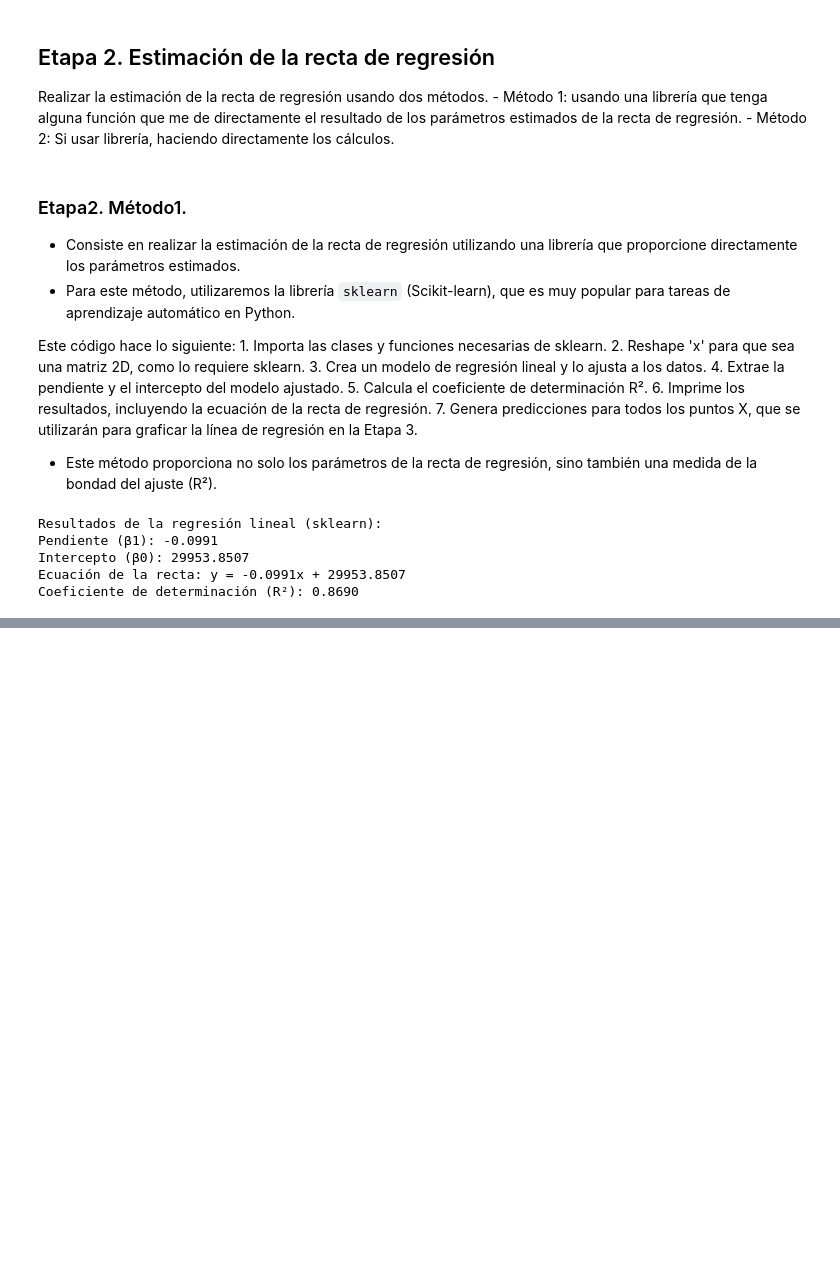
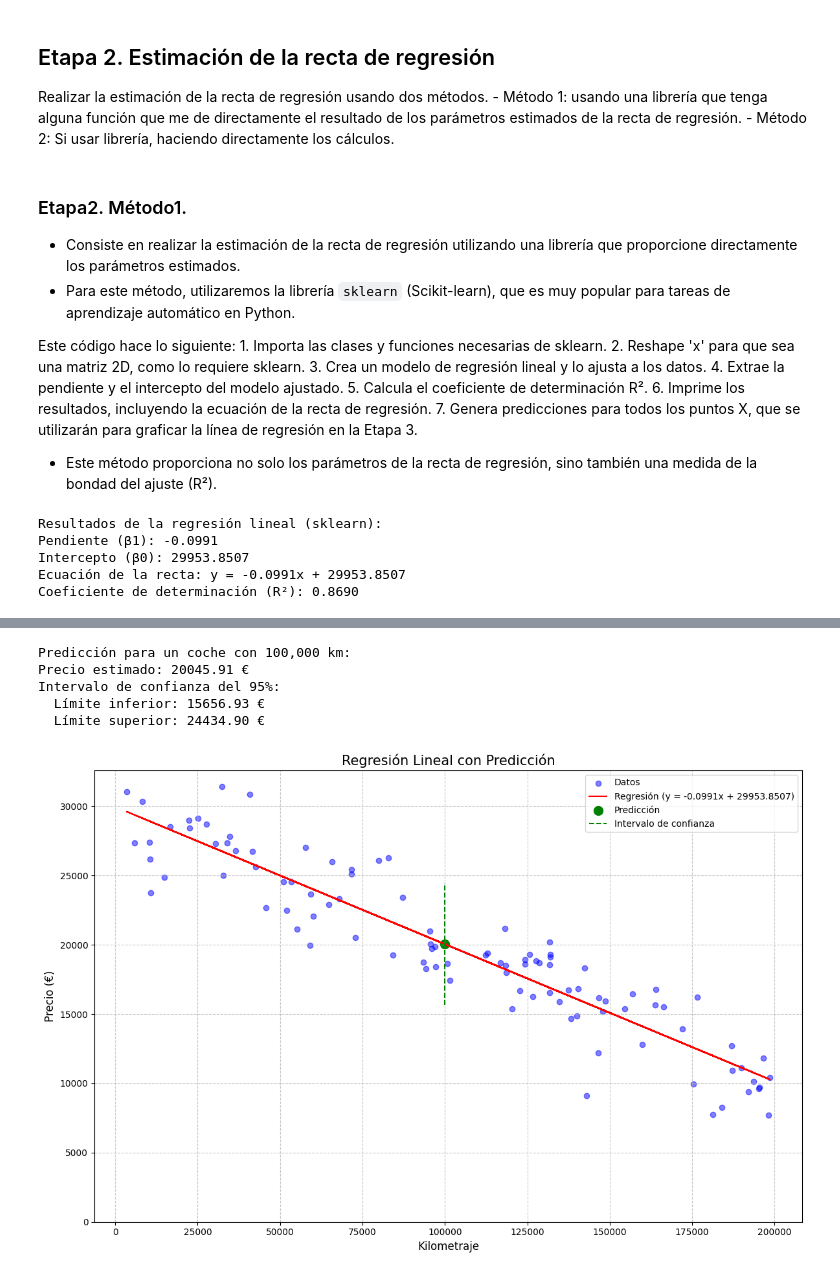
Before and after one commit to financieras/math, a Jupyter notebook: regresion/regresion_lineal01.ipynb, the cells around one changed output, grey strips where cells are left out. Saved outputs shown, nothing was run; the diff lists cells and outputs as text; code cells hidden in the pictures; blank space fills up the shorter version.

```diff
--- a/regresion/regresion_lineal01.ipynb
+++ b/regresion/regresion_lineal01.ipynb
@@ -107,0 +250,62 @@ Coeficiente de determinación (R²): 0.8690
+# %%
+# Asumimos que ya tenemos 'pendiente' e 'intercepto' de las etapas anteriores
+
+# Función para predecir el precio dado un kilometraje
+def predecir_precio(kilometraje):
+    return pendiente * kilometraje + intercepto
+
+# Kilometraje para el cual queremos predecir el precio
+kilometraje_prediccion = 100000
+
+# Realizar la predicción
+precio_predicho = predecir_precio(kilometraje_prediccion)
+
+# Imprimir el resultado
+print(f"\nPredicción para un coche con {kilometraje_prediccion:,} km:")
+print(f"Precio estimado: {precio_predicho:.2f} €")
+
+# Calcular el intervalo de confianza (asumiendo una distribución normal de los residuos)
+import scipy.stats as stats
+
+# Calcular el error estándar de la estimación
+n = len(x)
+y_pred = pendiente * x + intercepto
+se = np.sqrt(np.sum((y - y_pred)**2) / (n - 2))
+
+# Calcular el error estándar de la predicción
+se_pred = se * np.sqrt(1 + 1/n + (kilometraje_prediccion - np.mean(x))**2 / np.sum((x - np.mean(x))**2))
+
+# Calcular el intervalo de confianza del 95%
+t_value = stats.t.ppf(0.975, n - 2)
+margen_error = t_value * se_pred
+
+intervalo_inferior = precio_predicho - margen_error
+intervalo_superior = precio_predicho + margen_error
+
+print(f"Intervalo de confianza del 95%:")
+print(f"  Límite inferior: {intervalo_inferior:.2f} €")
+print(f"  Límite superior: {intervalo_superior:.2f} €")
+
+# Visualizar la predicción en el gráfico
+plt.figure(figsize=(12, 8))
+plt.scatter(x, y, color='blue', alpha=0.5, label='Datos')
+plt.plot(x, y_pred, color='red', label=f'Regresión (y = {pendiente:.4f}x + {intercepto:.4f})')
+plt.scatter(kilometraje_prediccion, precio_predicho, color='green', s=100, label='Predicción')
+plt.vlines(kilometraje_prediccion, intervalo_inferior, intervalo_superior, color='green', linestyle='--', label='Intervalo de confianza')
+
+plt.title('Regresión Lineal con Predicción', fontsize=15)
+plt.xlabel('Kilometraje', fontsize=12)
+plt.ylabel('Precio (€)', fontsize=12)
+plt.legend(fontsize=10)
+plt.grid(True, linestyle='--', alpha=0.7)
+plt.ylim(bottom=0)
+
+plt.tight_layout()
+plt.show()
+# %% [output]
+Predicción para un coche con 100,000 km:
+Precio estimado: 20045.91 €
+Intervalo de confianza del 95%:
+  Límite inferior: 15656.93 €
+  Límite superior: 24434.90 €
+[figure, added]
```
Also changed, not shown: parts of 5 cells of this notebook.
